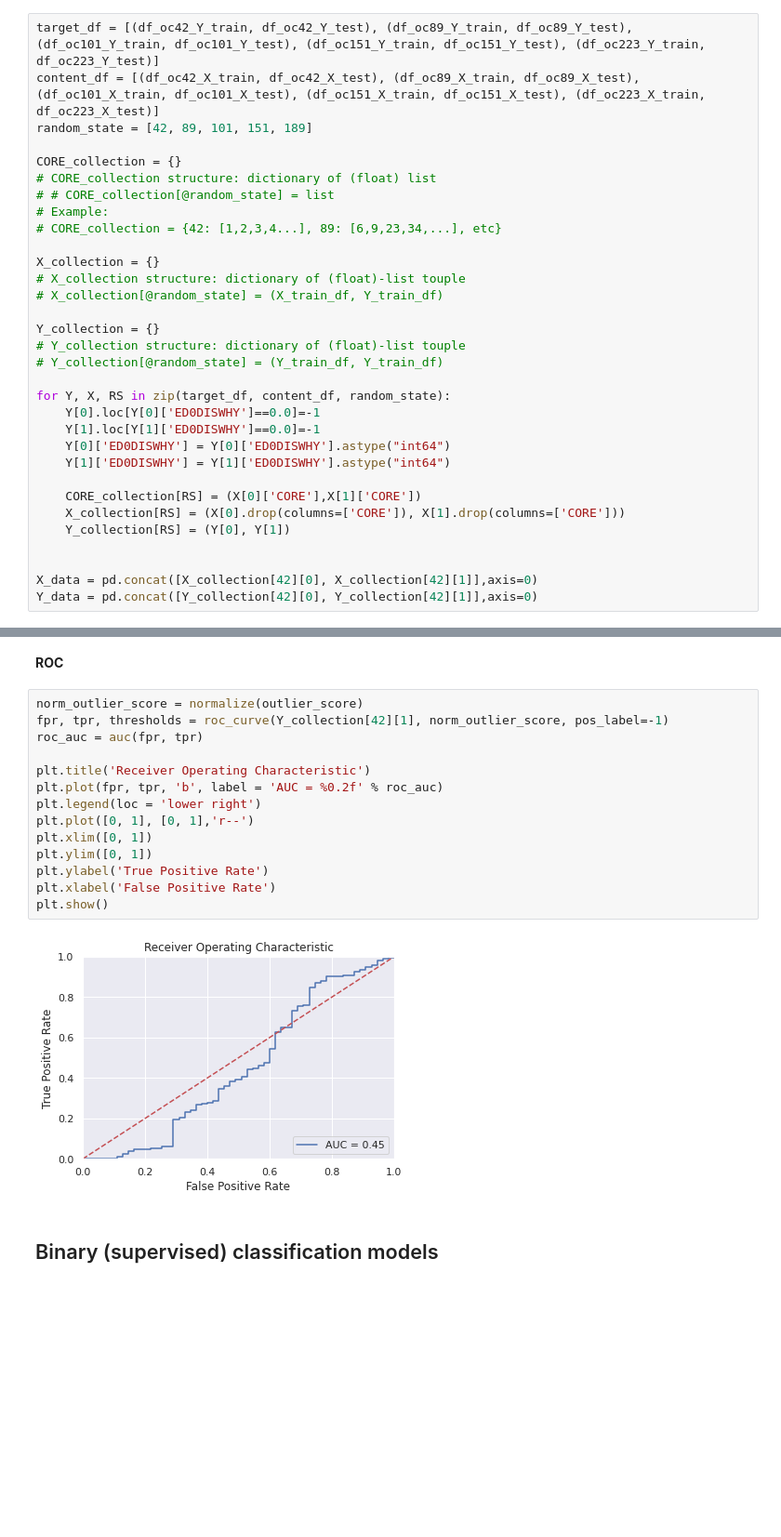
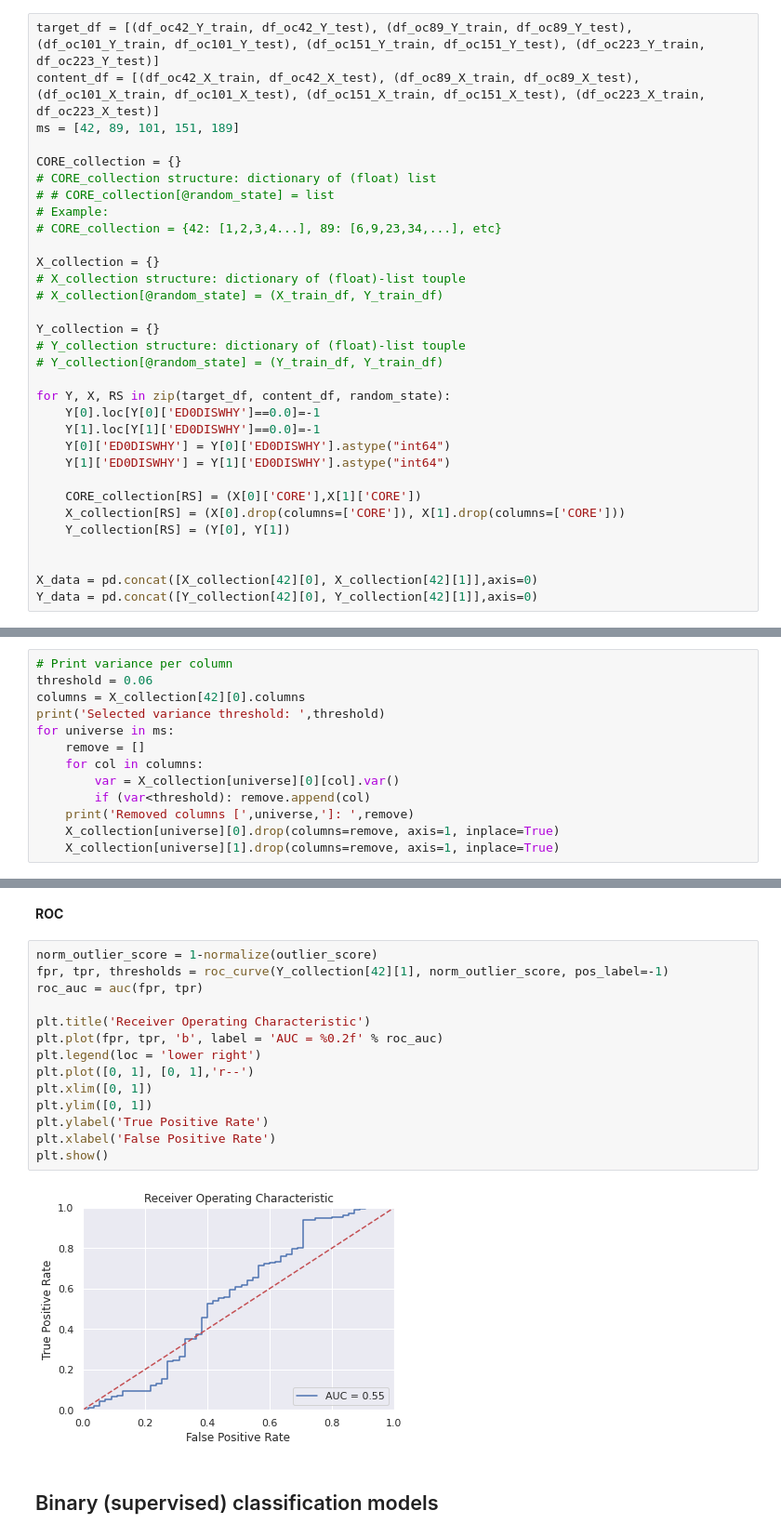
Before and after one commit to unaicarbajo/one-class-covid19, a Jupyter notebook: covid19_prognosis.ipynb, the cells around one changed output, grey strips where cells are left out. Shown at 93% size. Drawn from its saved outputs; the diff is of its cells as text; blank space fills up the shorter version.

```diff
--- a/covid19_prognosis.ipynb
+++ b/covid19_prognosis.ipynb
@@ -108,7 +117,7 @@ df_oc223_Y_test = pd.read_csv(root_folder_proc+'223/y_test.csv', sep=';')
 # %%
 target_df = [(df_oc42_Y_train, df_oc42_Y_test), (df_oc89_Y_train, df_oc89_Y_test), (df_oc101_Y_train, df_oc101_Y_test), (df_oc151_Y_train, df_oc151_Y_test), (df_oc223_Y_train, df_oc223_Y_test)]
 content_df = [(df_oc42_X_train, df_oc42_X_test), (df_oc89_X_train, df_oc89_X_test), (df_oc101_X_train, df_oc101_X_test), (df_oc151_X_train, df_oc151_X_test), (df_oc223_X_train, df_oc223_X_test)]
-random_state = [42, 89, 101, 151, 189]
+ms = [42, 89, 101, 151, 189]
 
 CORE_collection = {}
 # CORE_collection structure: dictionary of (float) list
@@ -335,0 +350,13 @@ Image(filename='boxplots/bp_CT000000K.png')
+# %%
+# Print variance per column
+threshold = 0.06
+columns = X_collection[42][0].columns
+print('Selected variance threshold: ',threshold)
+for universe in ms:
+    remove = []
+    for col in columns:
+        var = X_collection[universe][0][col].var()
+        if (var<threshold): remove.append(col)
+    print('Removed columns [',universe,']: ',remove)
+    X_collection[universe][0].drop(columns=remove, axis=1, inplace=True)
+    X_collection[universe][1].drop(columns=remove, axis=1, inplace=True)
@@ -704,21 +808,21 @@ plt.show()
 # %% [markdown]
 **ROC**
 # %%
-norm_outlier_score = normalize(outlier_score)
+norm_outlier_score = 1-normalize(outlier_score)
 fpr, tpr, thresholds = roc_curve(Y_collection[42][1], norm_outlier_score, pos_label=-1)
 roc_auc = auc(fpr, tpr)
 
 plt.title('Receiver Operating Characteristic')
 plt.plot(fpr, tpr, 'b', label = 'AUC = %0.2f' % roc_auc)
 plt.legend(loc = 'lower right')
 plt.plot([0, 1], [0, 1],'r--')
 plt.xlim([0, 1])
 plt.ylim([0, 1])
 plt.ylabel('True Positive Rate')
 plt.xlabel('False Positive Rate')
 plt.show()
 # %% [output]
-[figure, old version]
+[figure, new version]
 # %% [markdown]
 <a id='model:cat_binary'></a>
 ## Binary (supervised) classification models
```
Also changed, not shown: parts of 26 cells of this notebook.
